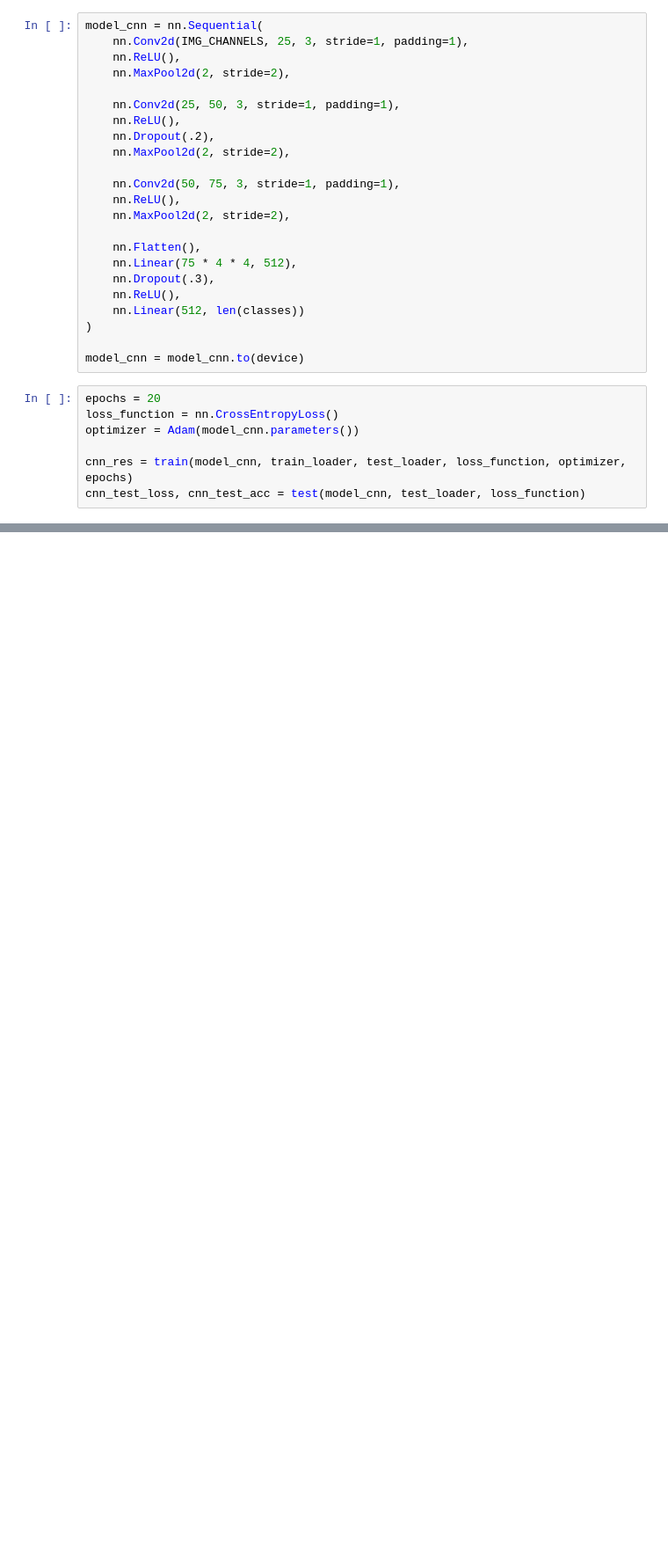
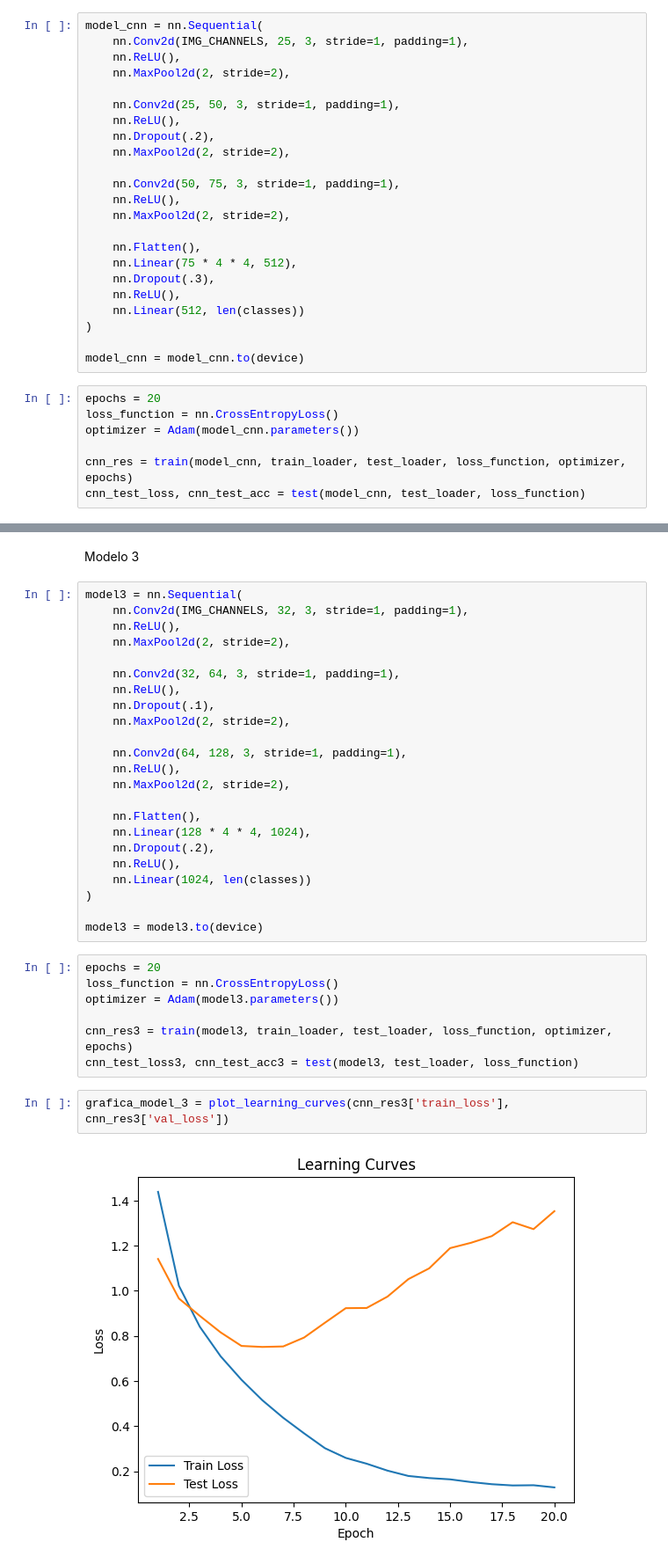
Before and after one commit to ErickCG0/Inteligencia_Computacional_Trabajos, a Jupyter notebook: notebooks/PyTorch_CNN/PyTorch_CNN.ipynb, the cells around one changed output, grey strips where cells are left out. Shown at 88% size. Cells and saved outputs as stored; diff of their text form; blank space fills up the shorter version.

```diff
--- a/notebooks/PyTorch_CNN/PyTorch_CNN.ipynb
+++ b/notebooks/PyTorch_CNN/PyTorch_CNN.ipynb
@@ -174,0 +216,36 @@ Modelo 2
+# %% [markdown]
+Modelo 3
+# %%
+model3 = nn.Sequential(
+    nn.Conv2d(IMG_CHANNELS, 32, 3, stride=1, padding=1),
+    nn.ReLU(),
+    nn.MaxPool2d(2, stride=2),
+
+    nn.Conv2d(32, 64, 3, stride=1, padding=1),
+    nn.ReLU(),
+    nn.Dropout(.1),
+    nn.MaxPool2d(2, stride=2),
+
+    nn.Conv2d(64, 128, 3, stride=1, padding=1),
+    nn.ReLU(),
+    nn.MaxPool2d(2, stride=2),
+
+    nn.Flatten(),
+    nn.Linear(128 * 4 * 4, 1024),
+    nn.Dropout(.2),
+    nn.ReLU(),
+    nn.Linear(1024, len(classes))
+)
+
+model3 = model3.to(device)
+# %%
+epochs = 20
+loss_function = nn.CrossEntropyLoss()
+optimizer = Adam(model3.parameters())
+
+cnn_res3 = train(model3, train_loader, test_loader, loss_function, optimizer, epochs)
+cnn_test_loss3, cnn_test_acc3 = test(model3, test_loader, loss_function)
+# %%
+grafica_model_3 = plot_learning_curves(cnn_res3['train_loss'], cnn_res3['val_loss'])
+# %% [output]
+[figure, added]
```
Also changed, not shown: parts of 15 cells of this notebook.
